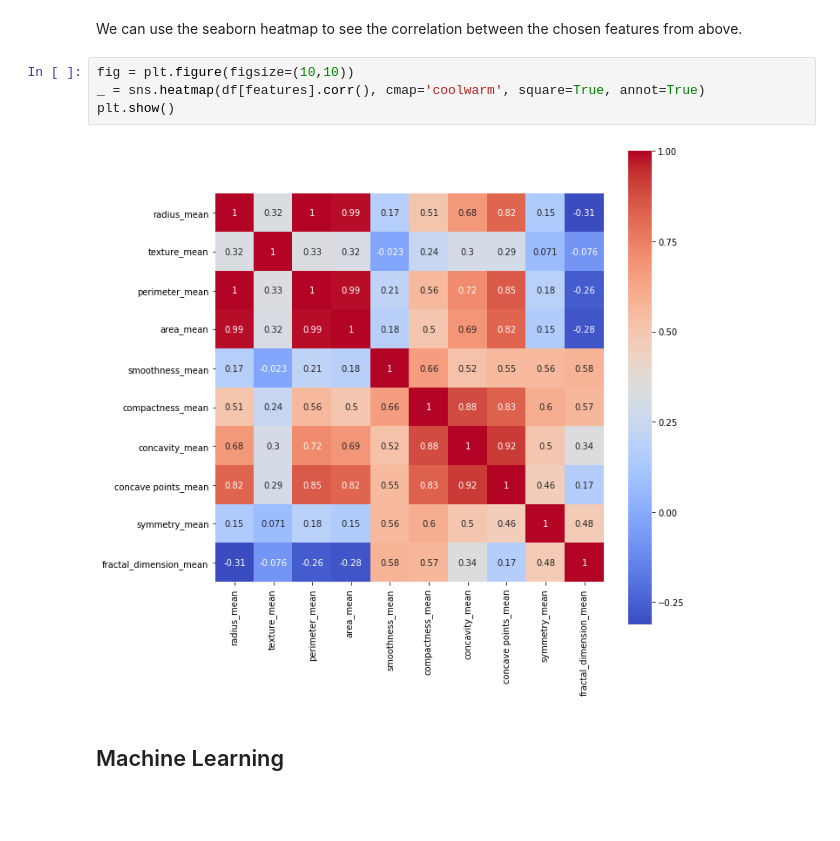
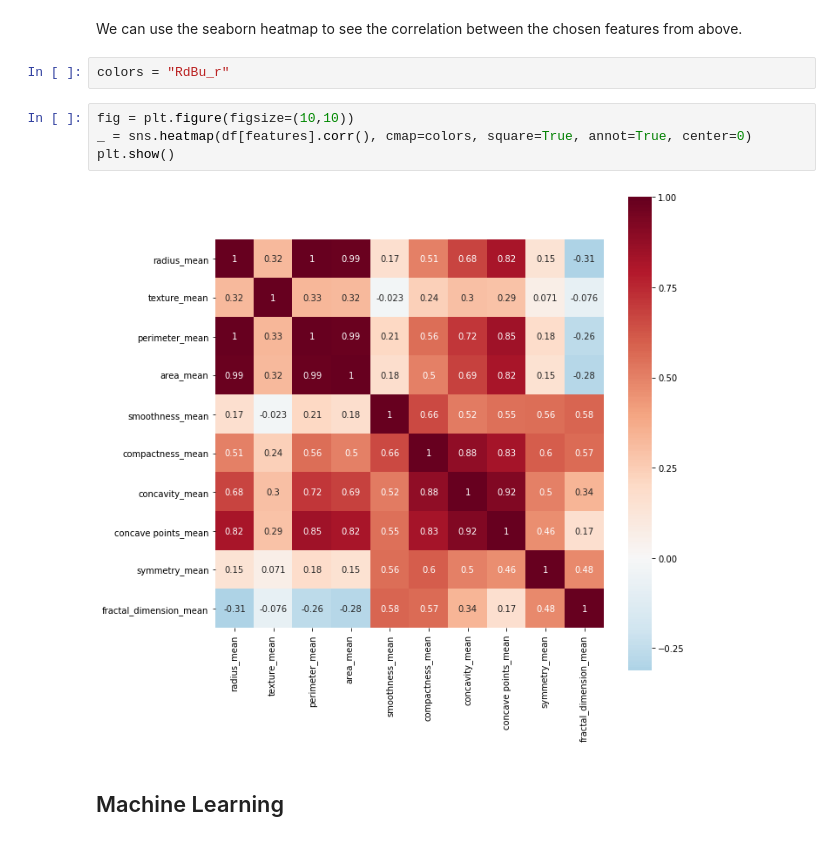
Before and after one commit to jamgall/cancer_classification, a Jupyter notebook: Breast Cancer Analysis.ipynb, the cells around one changed output. Cells and saved outputs as stored; diff of their text form; blank space fills up the shorter version.

```diff
--- a/Breast Cancer Analysis.ipynb
+++ b/Breast Cancer Analysis.ipynb
@@ -67,12 +67,14 @@ plt.show()
 As can be seen by the plots above, most of the features of the tumors are separable with the exception of a few such as `fractal_dimension_mean` and `smoothness_mean`.
 # %% [markdown]
 We can use the seaborn heatmap to see the correlation between the chosen features from above.
+# %%
+colors = "RdBu_r"
 # %%
 fig = plt.figure(figsize=(10,10))
-_ = sns.heatmap(df[features].corr(), cmap='coolwarm', square=True, annot=True)
+_ = sns.heatmap(df[features].corr(), cmap=colors, square=True, annot=True, center=0)
 plt.show()
 # %% [output]
-[figure, old version]
+[figure, new version]
 # %% [markdown]
 ## Machine Learning
 # %%
```
Also changed, not shown: parts of 11 cells of this notebook.
